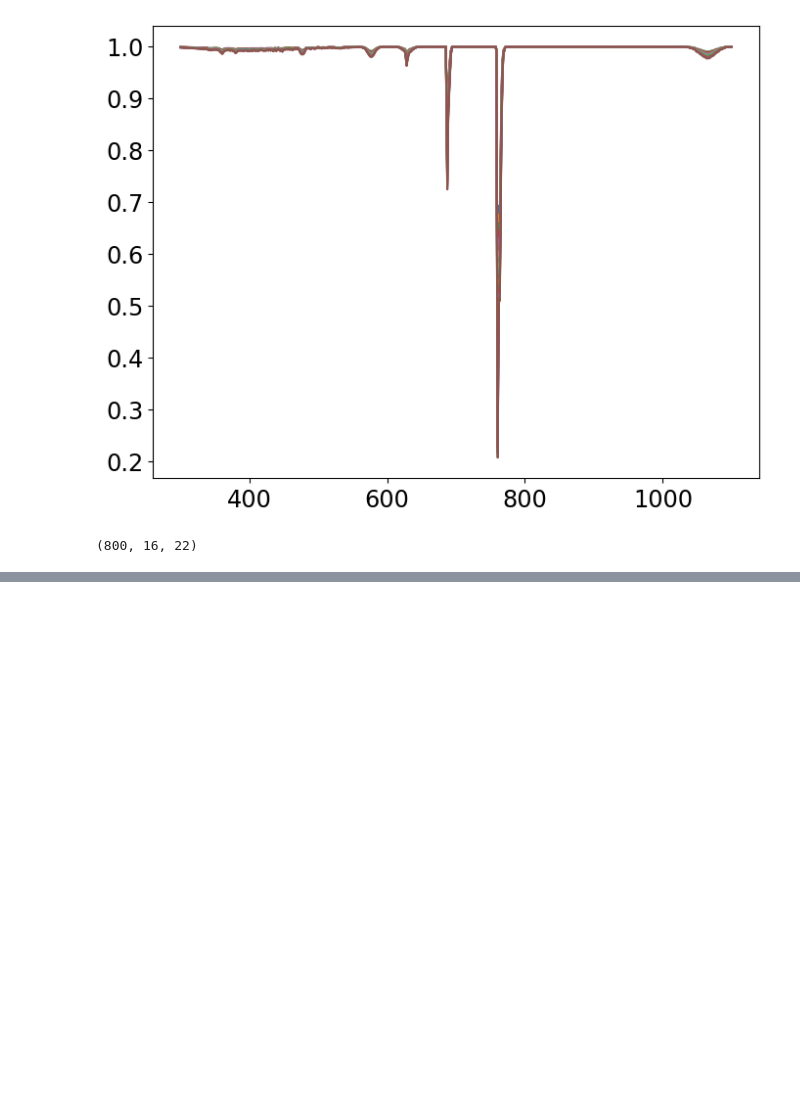
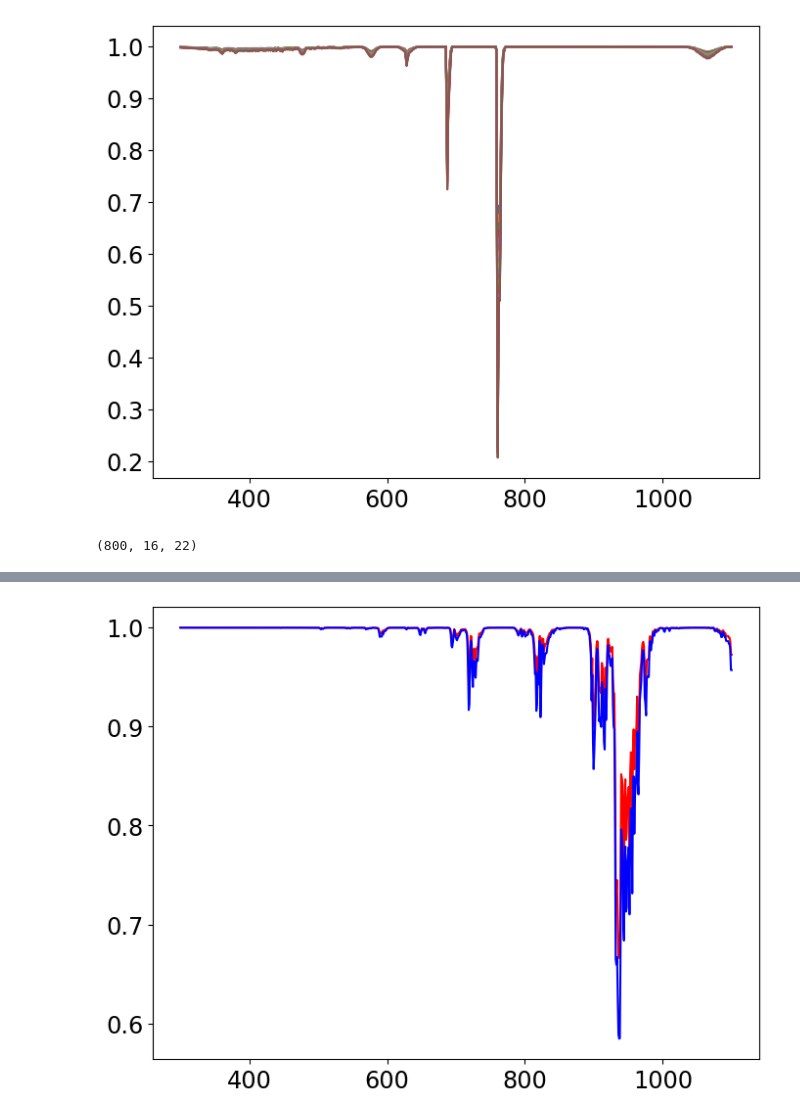
Before and after one commit to sylvielsstfr/AtmEmulator, a Jupyter notebook: GenerateGrids/CheckAtmGrids.ipynb, the cells around one changed output, grey strips where cells are left out. Saved outputs shown, nothing was run; the diff lists cells and outputs as text; code cells hidden in the pictures; blank space fills up the shorter version.

```diff
--- a/GenerateGrids/CheckAtmGrids.ipynb
+++ b/GenerateGrids/CheckAtmGrids.ipynb
@@ -150,0 +182,5 @@ plt.plot(WL,data_H2Oabs_training[:,:,9]);
+# %%
+plt.plot(WL,data_H2Oabs_test[:,1,5],'r');
+plt.plot(WL,data_H2Oabs_test[:,8,5],'b');
+# %% [output]
+[figure, added]
```
Also changed, not shown: parts of 8 cells of this notebook, 12 other files.
